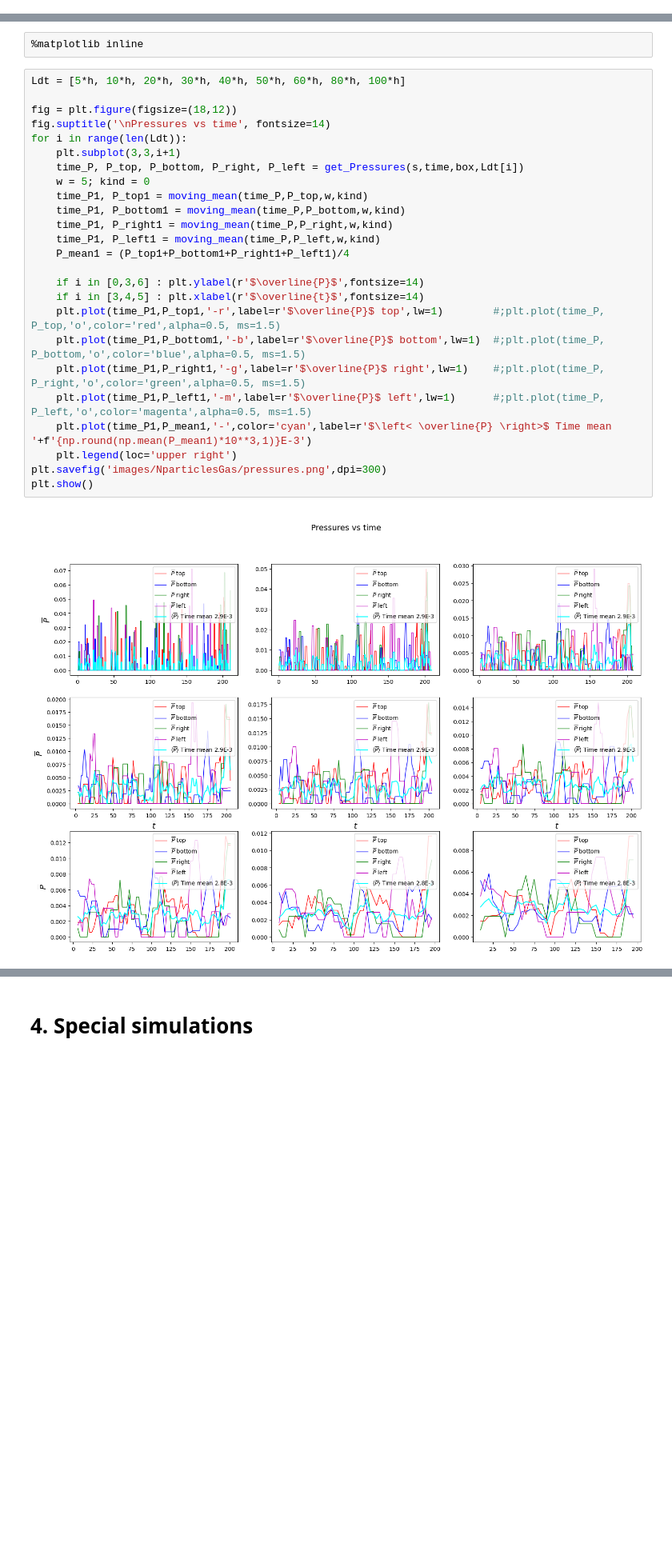
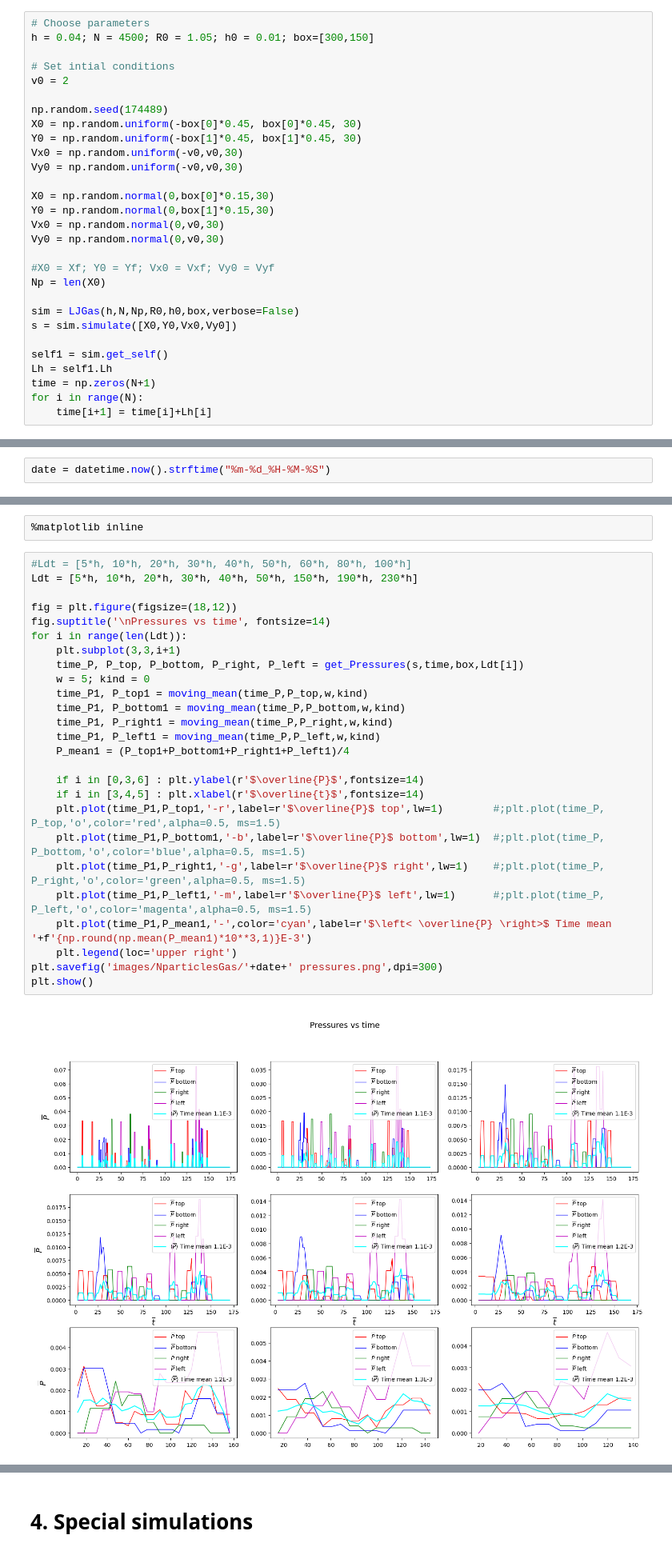
Before and after one commit to AndresGuarin/JupyterCodes, a Jupyter notebook: Computational Physics/LennardJonesGas/gas_dynamics.ipynb, the cells around one changed output, grey strips where cells are left out. Shown: that part at 80% size. Saved outputs shown, nothing was run; the diff lists cells and outputs as text; blank space fills up the shorter version.

```diff
--- a/Computational Physics/LennardJonesGas/gas_dynamics.ipynb
+++ b/Computational Physics/LennardJonesGas/gas_dynamics.ipynb
@@ -583,0 +534,29 @@ for i in range(N):
+# %%
+# Choose parameters
+h = 0.04; N = 4500; R0 = 1.05; h0 = 0.01; box=[300,150]
+
+# Set intial conditions
+v0 = 2
+
+np.random.seed(174489)
+X0 = np.random.uniform(-box[0]*0.45, box[0]*0.45, 30)
+Y0 = np.random.uniform(-box[1]*0.45, box[1]*0.45, 30)
+Vx0 = np.random.uniform(-v0,v0,30)
+Vy0 = np.random.uniform(-v0,v0,30)
+
+X0 = np.random.normal(0,box[0]*0.15,30)
+Y0 = np.random.normal(0,box[1]*0.15,30)
+Vx0 = np.random.normal(0,v0,30)
+Vy0 = np.random.normal(0,v0,30)
+
+#X0 = Xf; Y0 = Yf; Vx0 = Vxf; Vy0 = Vyf
+Np = len(X0)
+
+sim = LJGas(h,N,Np,R0,h0,box,verbose=False)
+s = sim.simulate([X0,Y0,Vx0,Vy0])
+
+self1 = sim.get_self()
+Lh = self1.Lh
+time = np.zeros(N+1)
+for i in range(N):
+    time[i+1] = time[i]+Lh[i]
@@ -589,4 +594,6 @@ $$ \overline{K} = \frac{1}{24\epsilon} K\,,$$
 $$ \overline{V} = \frac{1}{24\epsilon} V\,,$$
 $$ \overline{E} = \overline{K}+\overline{V}\,,$$
 which are respectively the kinetic energy, the potential energy and the mechanical energy.
+# %%
+date = datetime.now().strftime("%m-%d_%H-%M-%S")
 # %%
@@ -706,30 +715,31 @@ def get_Pressures(s,time,box,dt):
 # %%
 %matplotlib inline
 # %%
-Ldt = [5*h, 10*h, 20*h, 30*h, 40*h, 50*h, 60*h, 80*h, 100*h]
+#Ldt = [5*h, 10*h, 20*h, 30*h, 40*h, 50*h, 60*h, 80*h, 100*h]
+Ldt = [5*h, 10*h, 20*h, 30*h, 40*h, 50*h, 150*h, 190*h, 230*h]
 
 fig = plt.figure(figsize=(18,12))
 fig.suptitle('\nPressures vs time', fontsize=14)
 for i in range(len(Ldt)):
     plt.subplot(3,3,i+1)
     time_P, P_top, P_bottom, P_right, P_left = get_Pressures(s,time,box,Ldt[i])
     w = 5; kind = 0
     time_P1, P_top1 = moving_mean(time_P,P_top,w,kind)
     time_P1, P_bottom1 = moving_mean(time_P,P_bottom,w,kind)
     time_P1, P_right1 = moving_mean(time_P,P_right,w,kind)
     time_P1, P_left1 = moving_mean(time_P,P_left,w,kind)
     P_mean1 = (P_top1+P_bottom1+P_right1+P_left1)/4
 
     if i in [0,3,6] : plt.ylabel(r'$\overline{P}$',fontsize=14)
     if i in [3,4,5] : plt.xlabel(r'$\overline{t}$',fontsize=14)
     plt.plot(time_P1,P_top1,'-r',label=r'$\overline{P}$ top',lw=1)        #;plt.plot(time_P, P_top,'o',color='red',alpha=0.5, ms=1.5)
     plt.plot(time_P1,P_bottom1,'-b',label=r'$\overline{P}$ bottom',lw=1)  #;plt.plot(time_P, P_bottom,'o',color='blue',alpha=0.5, ms=1.5)
     plt.plot(time_P1,P_right1,'-g',label=r'$\overline{P}$ right',lw=1)    #;plt.plot(time_P, P_right,'o',color='green',alpha=0.5, ms=1.5)
     plt.plot(time_P1,P_left1,'-m',label=r'$\overline{P}$ left',lw=1)      #;plt.plot(time_P, P_left,'o',color='magenta',alpha=0.5, ms=1.5)
     plt.plot(time_P1,P_mean1,'-',color='cyan',label=r'$\left< \overline{P} \right>$ Time mean '+f'{np.round(np.mean(P_mean1)*10**3,1)}E-3')
     plt.legend(loc='upper right')
-plt.savefig('images/NparticlesGas/pressures.png',dpi=300)
+plt.savefig('images/NparticlesGas/'+date+' pressures.png',dpi=300)
 plt.show()
 # %% [output]
-[figure, old version]
+[figure, new version]
 # %%
```
Also changed, not shown: parts of 33 cells of this notebook, 8 other files.
